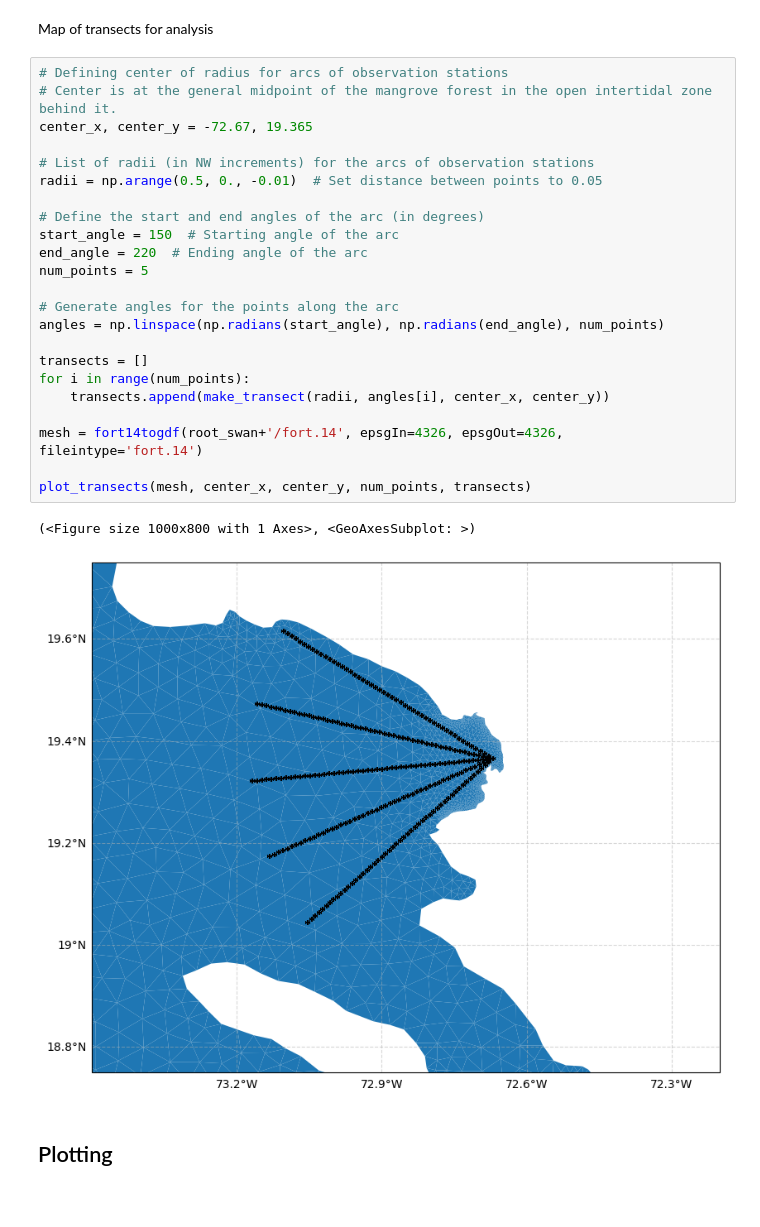
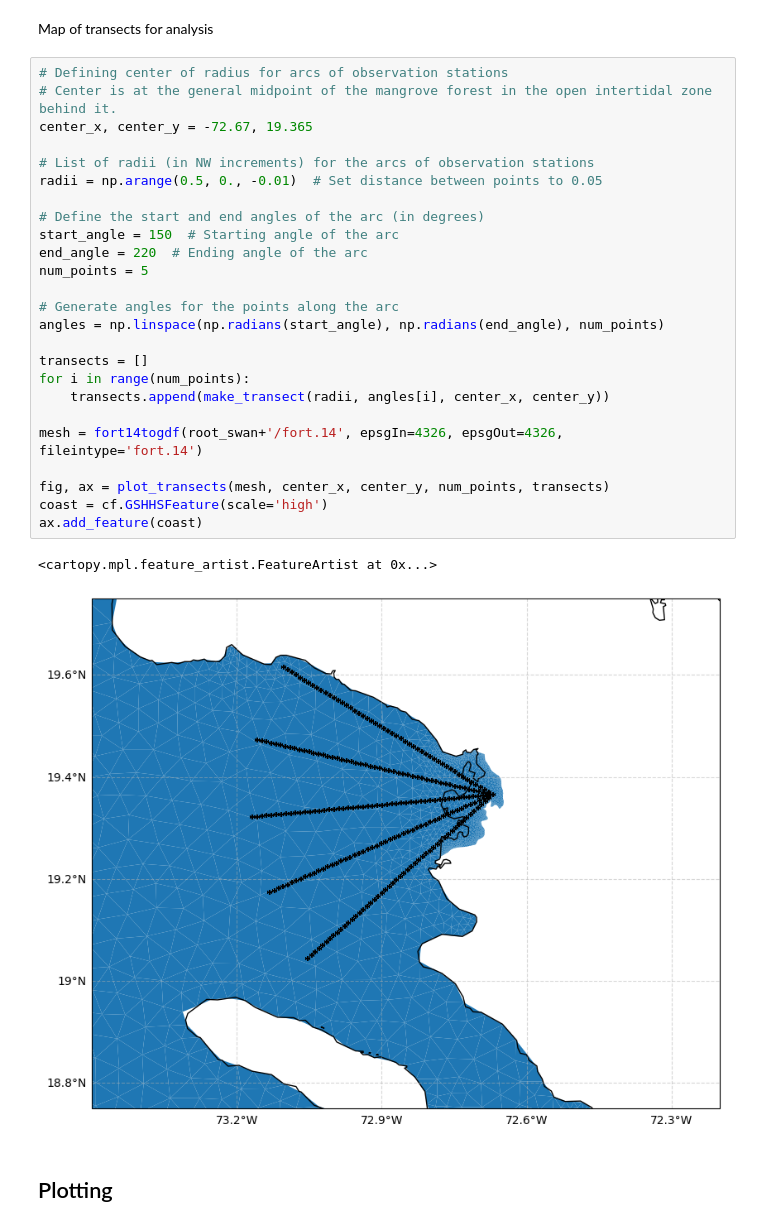
Before and after one commit to aesgeorges/LaGonaveFM, a Jupyter notebook: analysis/plot.ipynb, the cells around one changed output. Saved outputs shown, nothing was run; the diff lists cells and outputs as text.

```diff
--- a/analysis/plot.ipynb
+++ b/analysis/plot.ipynb
@@ -37,29 +37,31 @@ Map of transects for analysis
 # %%
 # Defining center of radius for arcs of observation stations
 # Center is at the general midpoint of the mangrove forest in the open intertidal zone behind it.
 center_x, center_y = -72.67, 19.365
 
 # List of radii (in NW increments) for the arcs of observation stations
 radii = np.arange(0.5, 0., -0.01)  # Set distance between points to 0.05
 
 # Define the start and end angles of the arc (in degrees)
 start_angle = 150  # Starting angle of the arc
 end_angle = 220  # Ending angle of the arc
 num_points = 5
 
 # Generate angles for the points along the arc
 angles = np.linspace(np.radians(start_angle), np.radians(end_angle), num_points)
 
 transects = []
 for i in range(num_points):
     transects.append(make_transect(radii, angles[i], center_x, center_y))
 
 mesh = fort14togdf(root_swan+'/fort.14', epsgIn=4326, epsgOut=4326, fileintype='fort.14')
 
-plot_transects(mesh, center_x, center_y, num_points, transects)
+fig, ax = plot_transects(mesh, center_x, center_y, num_points, transects)
+coast = cf.GSHHSFeature(scale='high')
+ax.add_feature(coast)
 # %% [output]
-(<Figure size 1000x800 with 1 Axes>, <GeoAxesSubplot: >)
+<cartopy.mpl.feature_artist.FeatureArtist at 0x...>
-[figure, old version]
+[figure, new version]
 # %% [markdown]
 ## Plotting
 # %%
```
Also changed, not shown: parts of 2 cells of this notebook, 1 other file.
